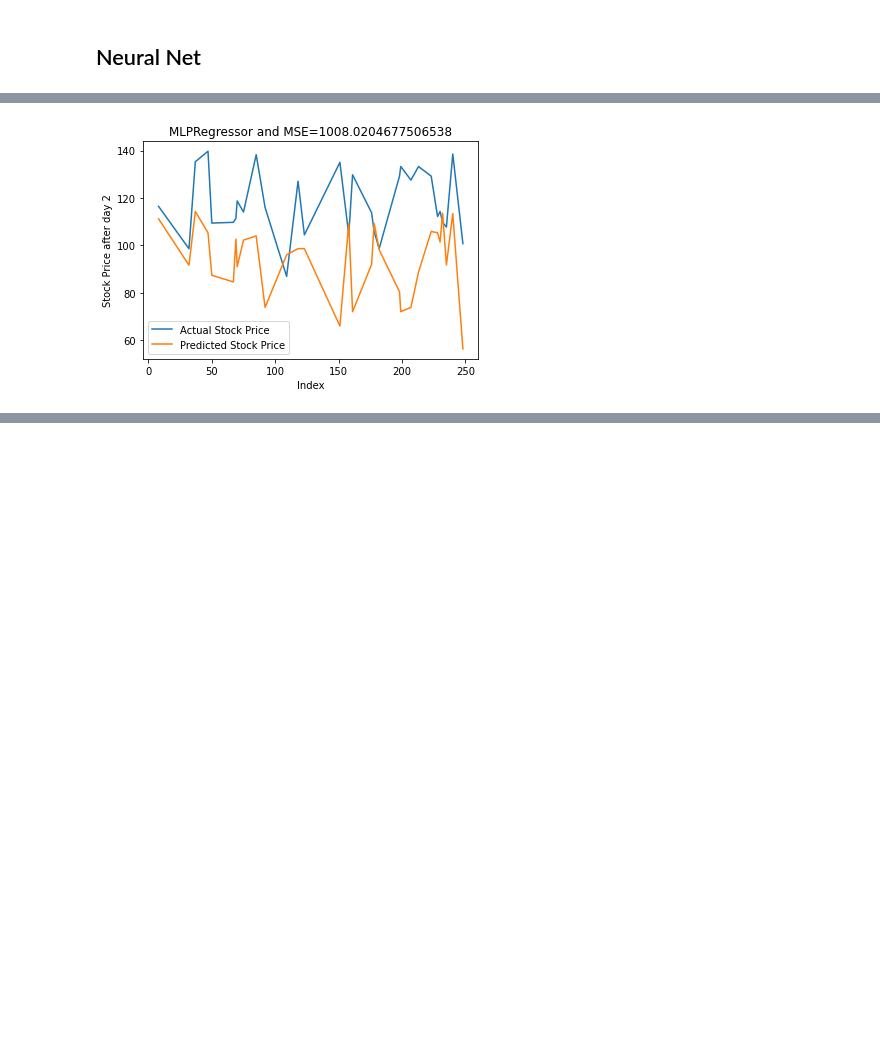
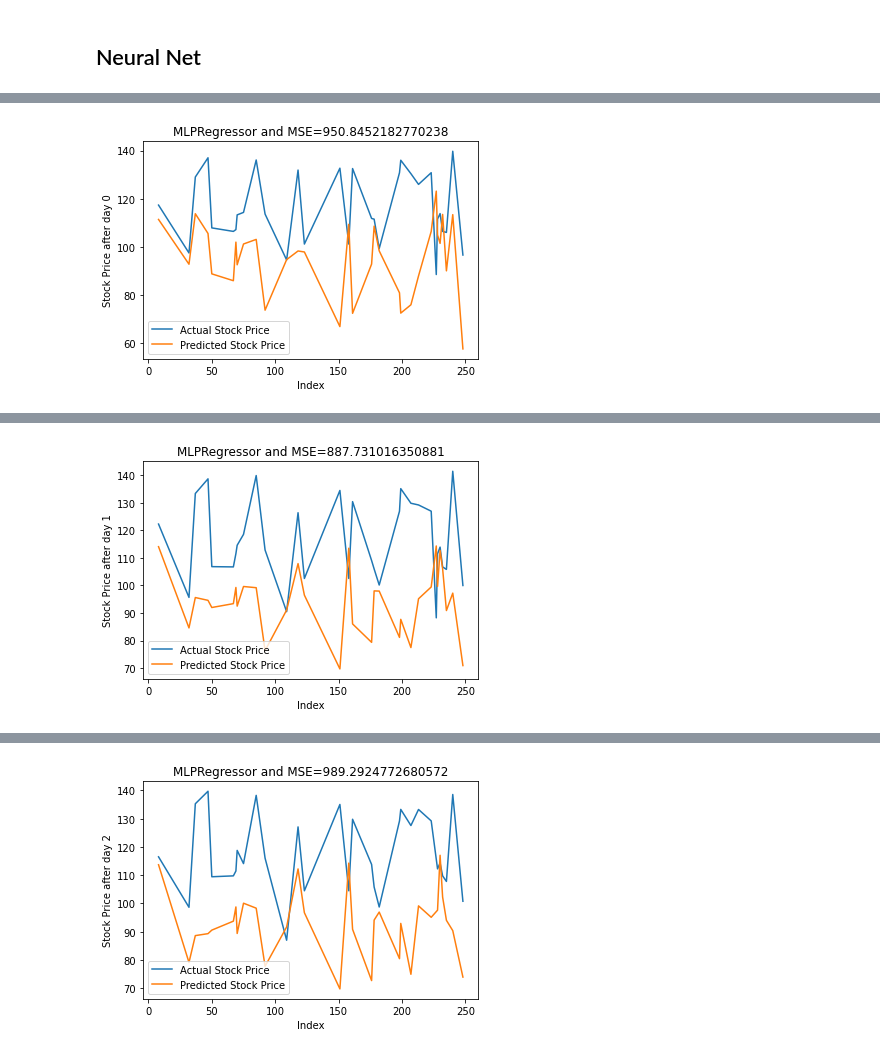
Before and after one commit to zhafen/markets-and-the-media, a Jupyter notebook: exploratory_data_analysis/Sentiment_to_Stock_Prediction_HY.ipynb, the cells around one changed output, grey strips where cells are left out. Saved outputs shown, nothing was run; the diff lists cells and outputs as text; code cells hidden in the pictures; blank space fills up the shorter version.

```diff
--- a/exploratory_data_analysis/Sentiment_to_Stock_Prediction_HY.ipynb
+++ b/exploratory_data_analysis/Sentiment_to_Stock_Prediction_HY.ipynb
@@ -203,9 +203,8 @@ X = media_data[features]
 mlp_predictions_list = []
 mlp_mse_list = []
 
-test = [2]
 
-for i in test:
+for i in days:
 
     y = media_data['stock_price_'+str(i)]
 
@@ -223,13 +222,13 @@ for i in test:
     mlp_predictions_list.append(regression_model.predict(X_test))
 
     # Calculate the mean squared error
-    mlp_mse_list.append(mean_squared_error(y_true=media_data_test_without_NaN['stock_price_'+str(i)], y_pred=predictions))
+    mlp_mse_list.append(mean_squared_error(y_true=media_data_test_without_NaN['stock_price_'+str(i)], y_pred=mlp_predictions_list[i]))
 
     plt.plot(media_data_test_without_NaN.index, media_data_test_without_NaN['stock_price_'+str(i)], label='Actual Stock Price')
-    plt.plot(media_data_test_without_NaN.index, mlp_predictions_list[0], label='Predicted Stock Price')
+    plt.plot(media_data_test_without_NaN.index, mlp_predictions_list[i], label='Predicted Stock Price')
     plt.xlabel("Index")
     plt.ylabel("Stock Price after day "+str(i))
-    plt.title("MLPRegressor"+ " and MSE="+str(mlp_mse_list[0]))
+    plt.title("MLPRegressor"+ " and MSE="+str(mlp_mse_list[i]))
     plt.legend() #Add a legend to show the labels
     plt.show()
 # %% [output]
@@ -258,9 +261,8 @@ X = media_data[features]
 nueral_net_predictions_list = []
 nueral_net_mse_list = []
 
-test = [2]
 
-for i in test:
+for i in days:
 
     y = media_data['stock_price_'+str(i)]
 
@@ -277,13 +279,13 @@ for i in test:
     nueral_net_predictions_list.append(model.predict(X_test))
 
     # Calculate the mean squared error
-    nueral_net_mse_list.append(mean_squared_error(y_true=media_data_test_without_NaN['stock_price_'+str(i)], y_pred=predictions))
+    nueral_net_mse_list.append(mean_squared_error(y_true=media_data_test_without_NaN['stock_price_'+str(i)], y_pred=nueral_net_predictions_list[i]))
 
     plt.plot(media_data_test_without_NaN.index, media_data_test_without_NaN['stock_price_'+str(i)], label='Actual Stock Price')
-    plt.plot(media_data_test_without_NaN.index, nueral_net_predictions_list[0], label='Predicted Stock Price')
+    plt.plot(media_data_test_without_NaN.index, nueral_net_predictions_list[i], label='Predicted Stock Price')
     plt.xlabel("Index")
     plt.ylabel("Stock Price after day "+str(i))
-    plt.title("MLPRegressor"+ " and MSE="+str(nueral_net_mse_list[0]))
+    plt.title("MLPRegressor"+ " and MSE="+str(nueral_net_mse_list[i]))
     plt.legend() #Add a legend to show the labels
     plt.show()
 # %% [output]
@@ -307 +309 @@ WARNING:tensorflow:5 out of the last 9 calls to <function Model.make_predict_fun
-[figure, old version]
+[figure, new version]
@@ -307,0 +327 @@ WARNING:tensorflow:5 out of the last 9 calls to <function Model.make_predict_fun
+[figure, added]
@@ -307,0 +345 @@ WARNING:tensorflow:5 out of the last 9 calls to <function Model.make_predict_fun
+[figure, added]
```
Also changed, not shown: parts of 2 cells of this notebook.
